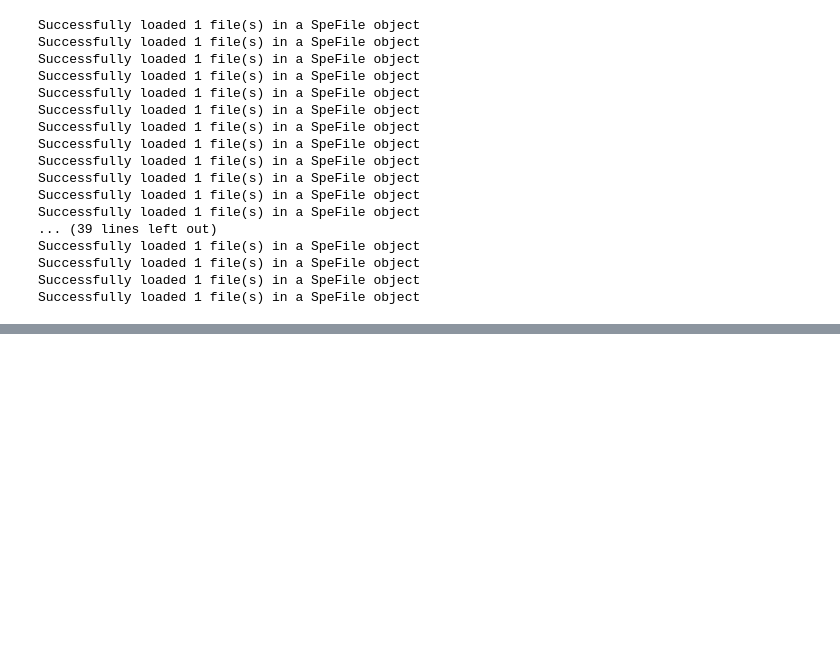
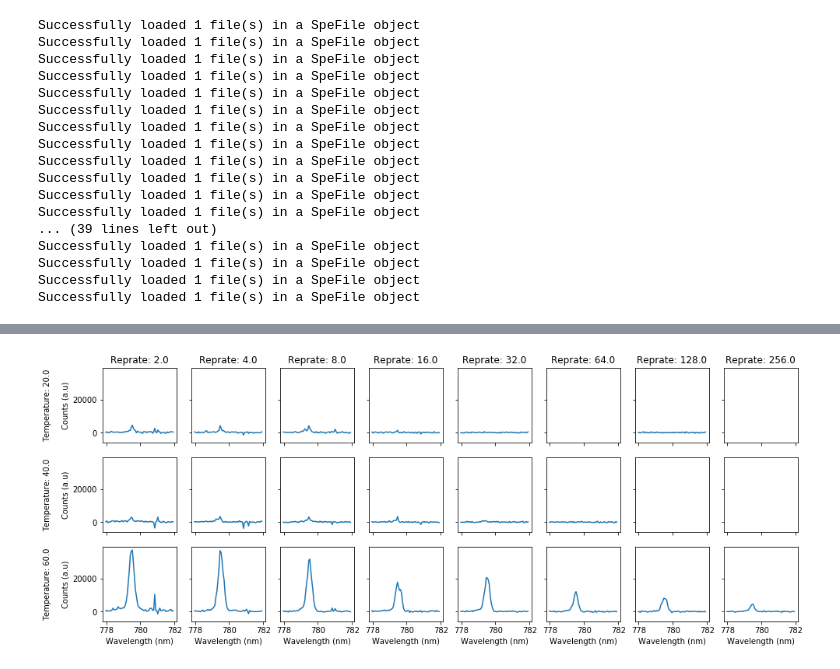
Before and after one commit to msb002/MHDlab, a Jupyter notebook: Analysis/Jupyter Notebooks/TRPL/VaporTubes 10-25-18.ipynb, the cells around one changed output, grey strips where cells are left out. Cells and saved outputs as stored; diff of their text form; code cells hidden in the pictures; blank space fills up the shorter version.

Commit message:
graphs sort of working but weird with temperature, checking revert

```diff
--- a/Analysis/Jupyter Notebooks/TRPL/VaporTubes 10-25-18.ipynb
+++ b/Analysis/Jupyter Notebooks/TRPL/VaporTubes 10-25-18.ipynb
@@ -79,13 +76,3 @@ Successfully loaded 1 file(s) in a SpeFile object
 Successfully loaded 1 file(s) in a SpeFile object
 Successfully loaded 1 file(s) in a SpeFile object
 Successfully loaded 1 file(s) in a SpeFile object
-# %%
-dfs_PL_cut = dfs_PL.copy()
-for testcase in dfs_PL.index:
-    dfin = dfs_PL.loc[testcase][0] #These zeros dependon the dimension of the multi index... need to just get one dataframe
-    dfout = analysis.trpl.cutspectraldf(dfin, 778,782)
-    dfs_PL_cut.loc[testcase][0] = dfout
-
-dfs_PL_cut = dfs_PL_cut.swaplevel(0,2).sort_index()
-dfs_PL_cut = dfs_PL_cut.swaplevel(1,2).sort_index()
-dfs_PL_cut
@@ -110,0 +104,32 @@ dfs_PL_cut
+# %%
+levelnum = 1
+value = 14.0
+
+dfs_PL_cut = dfs_PL.copy()
+for testcase in dfs_PL_cut.index:
+    dfs_PL_cut.loc[testcase][0] = analysis.trpl.cutspectraldf(dfs_PL.loc[testcase][0], 778,782)
+
+print('Cross section of ' + dfs_PL_cut.index.names[levelnum] +" = " + str(value))
+dfs_PL_cut = dfs_PL_cut.xs(value, level = levelnum)
+
+
+dfs_T_cut = dfs_T.copy()
+for testcase in dfs_T.index:
+    dfs_T_cut.loc[testcase][0] = pd.DataFrame(dfs_T.loc[testcase][0]['/\'TC1\'/\'Temperature_0\''])
+
+print('Cross section of ' + dfs_T_cut.index.names[levelnum] +" = " + str(value))
+dfs_T_cut = dfs_T_cut.xs(value, level = levelnum)
+
+dfs_pow_m1 = dfs_pow.copy()
+for testcase in dfs_pow_m1.index:
+    dfs_pow_m1.loc[testcase][0] = pd.DataFrame(dfs_pow.loc[testcase][0]['/\'Meter 1\'/\'Power\''])
+
+print('Cross section of ' + dfs_pow_m1.index.names[levelnum] +" = " + str(value))
+dfs_pow_m1 = dfs_pow_m1.xs(value, level = levelnum)
+
+dfs_pow_m2 = dfs_pow.copy()
+for testcase in dfs_pow_m2.index:
+    dfs_pow_m2.loc[testcase][0] = pd.DataFrame(dfs_pow.loc[testcase][0]['/\'Meter 2\'/\'Power\''])
+
+print('Cross section of ' + dfs_pow_m2.index.names[levelnum] +" = " + str(value))
+dfs_pow_m2 = dfs_pow_m2.xs(value, level = levelnum)
@@ -234,0 +180,4 @@ data[0][0]
+# %%
+fig, axes = plotgrid(dfs_PL_cut,squash = False, sel_col = -1, xlabel = "Wavelength (nm)", ylabel = "Counts (a.u)")
+# %% [output]
+[figure, added]
```
Also changed, not shown: parts of 13 cells of this notebook, 2 other files.
